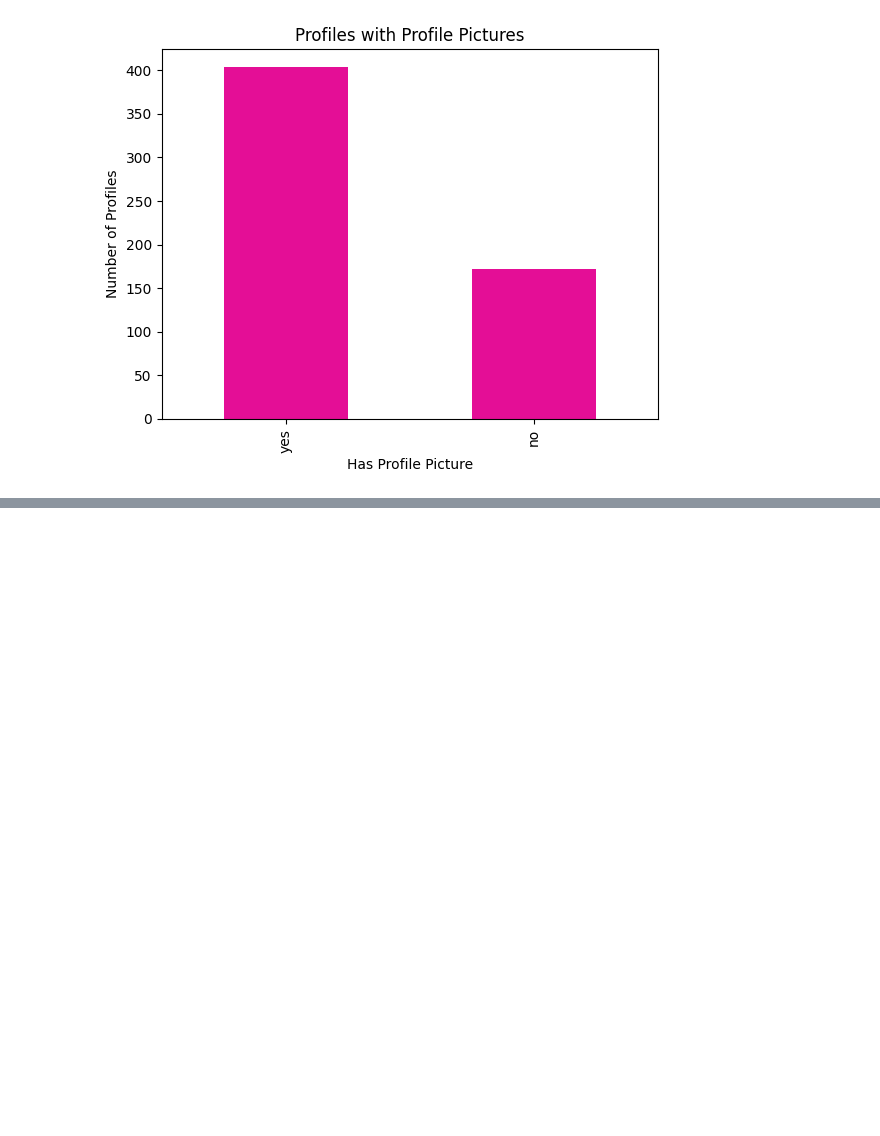
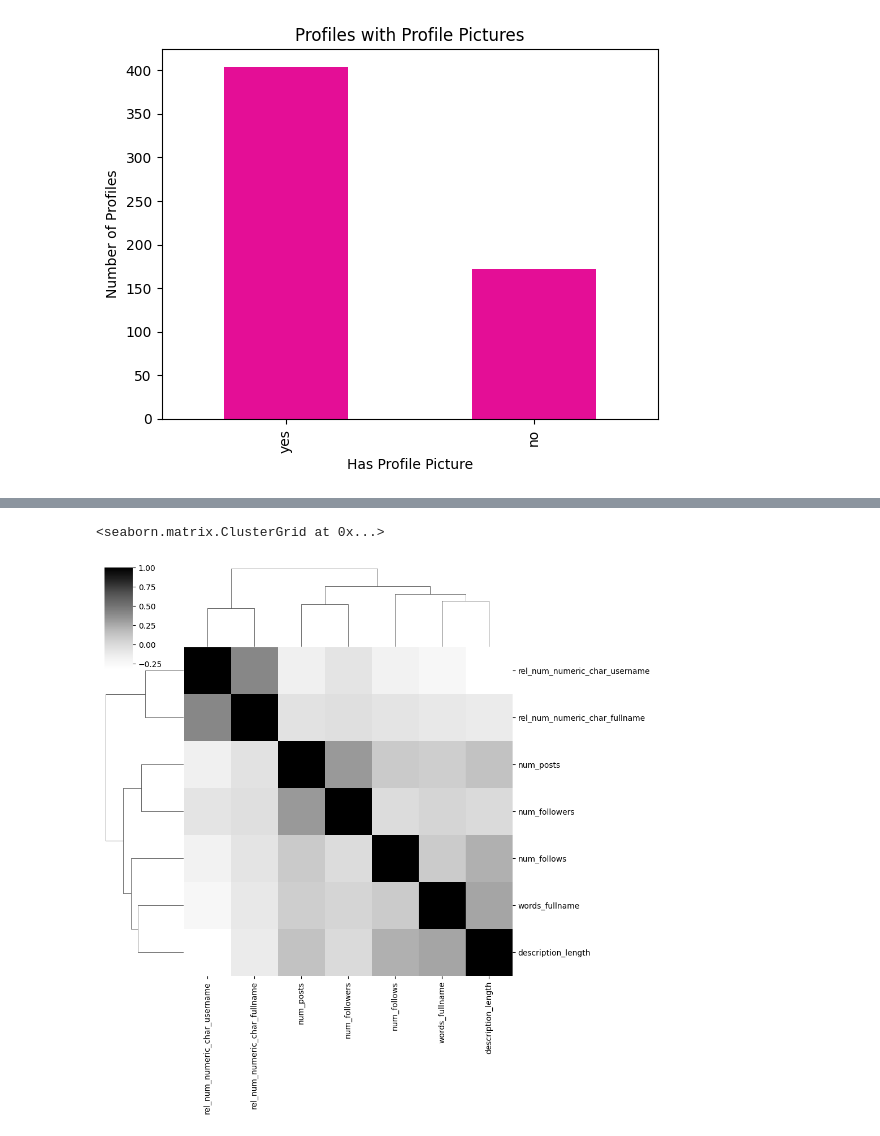
Before and after one commit to mckoh/data-science-s25, a Jupyter notebook: code/ct/lektion_01.ipynb, the cells around one changed output, grey strips where cells are left out. Drawn from its saved outputs; the diff is of its cells as text; code cells hidden in the pictures; blank space fills up the shorter version.

```diff
--- a/code/ct/lektion_01.ipynb
+++ b/code/ct/lektion_01.ipynb
@@ -156,0 +168,8 @@ data["profile_pic"].value_counts().plot(
+# %%
+clustermap(
+    data.select_dtypes(include="number").corr(),
+    cmap="Greys"
+)
+# %% [output]
+<seaborn.matrix.ClusterGrid at 0x...>
+[figure, added]
```
Also changed, not shown: parts of 4 cells of this notebook.
